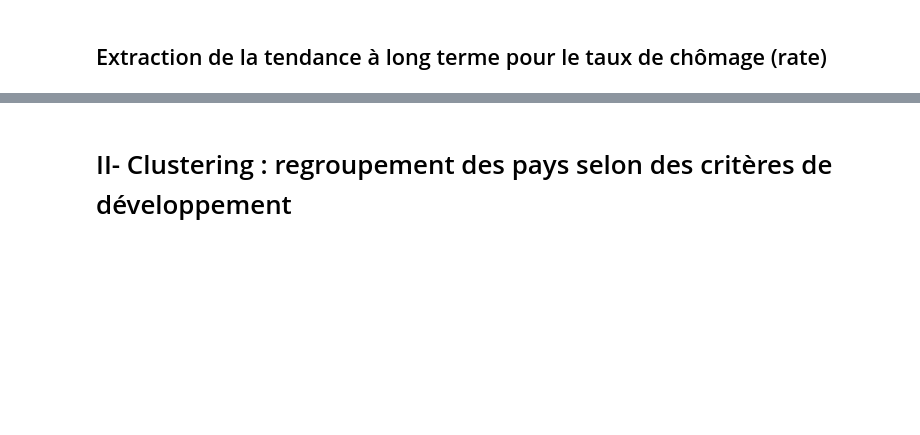
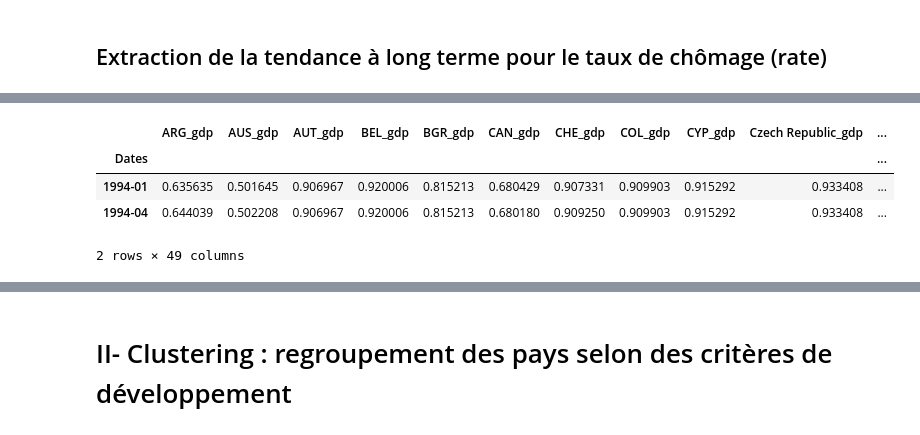
Before and after one commit to Marimar4/Projet-Python, a Jupyter notebook: monmodule/Modélisation.ipynb, the cells around one changed output, grey strips where cells are left out. Saved outputs shown, nothing was run; the diff lists cells and outputs as text; code cells hidden in the pictures; blank space fills up the shorter version.

```diff
--- a/monmodule/Modélisation.ipynb
+++ b/monmodule/Modélisation.ipynb
@@ -65,0 +86,13 @@ data_moyenne = d.pd.read_csv('bases/donnees_moyennees.csv', encoding = 'latin-1'
+# %%
+# Extraire toutes les colonnes avec le suffixe "_gdp" ainsi que la colonne des dates
+columns_gdp = ['Dates'] + [col for col in data_semestre.columns if col.endswith('_gdp')]
+df_gdp = data_semestre[columns_gdp]
+df_gdp.set_index('Dates', inplace = True)
+
+df_gdp.head(2)
+# %% [output]
+|  | ARG_gdp | AUS_gdp | AUT_gdp | BEL_gdp | BGR_gdp | CAN_gdp | CHE_gdp | COL_gdp | CYP_gdp | Czech Republic_gdp | ... |
+| Dates |  |  |  |  |  |  |  |  |  |  | ... |
+| 1994-01 | 0.635635 | 0.501645 | 0.906967 | 0.920006 | 0.815213 | 0.680429 | 0.907331 | 0.909903 | 0.915292 | 0.933408 | ... |
+| 1994-04 | 0.644039 | 0.502208 | 0.906967 | 0.920006 | 0.815213 | 0.680180 | 0.909250 | 0.909903 | 0.915292 | 0.933408 | ... |
+2 rows × 49 columns
```
Also changed, not shown: parts of 19 cells of this notebook.
